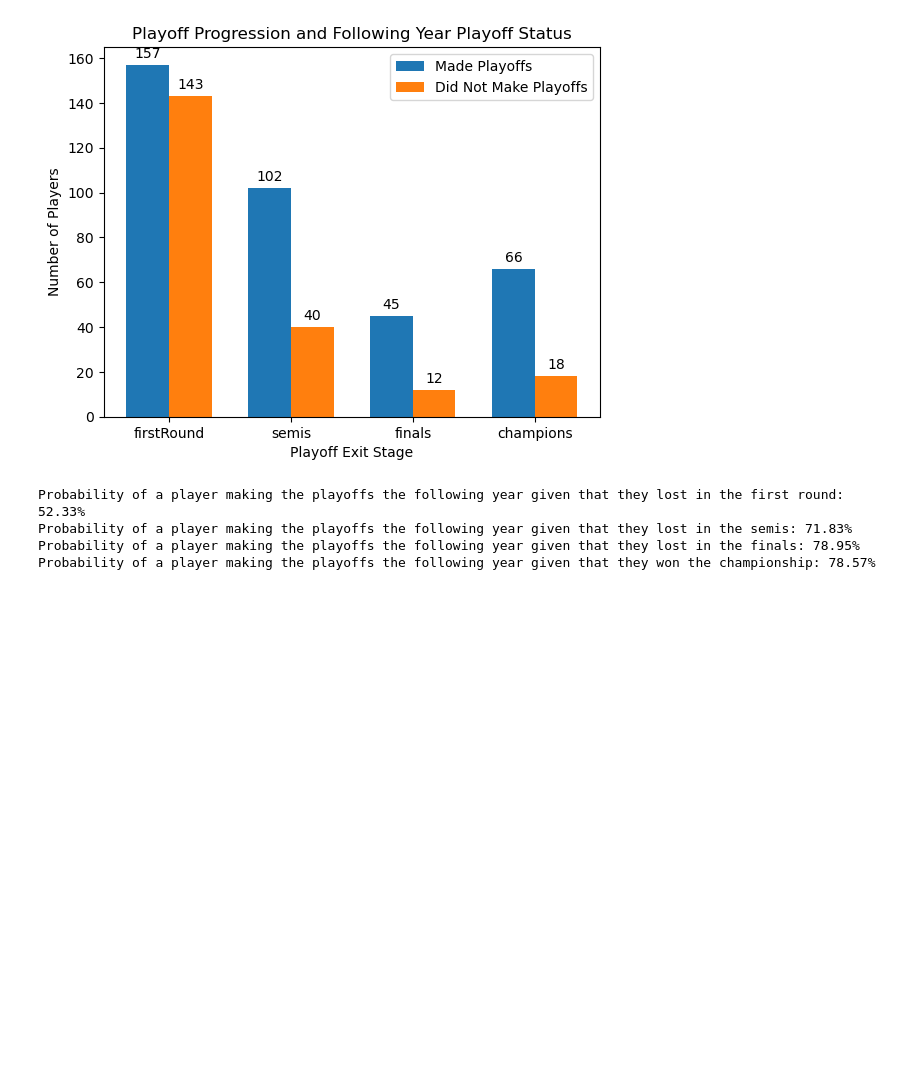
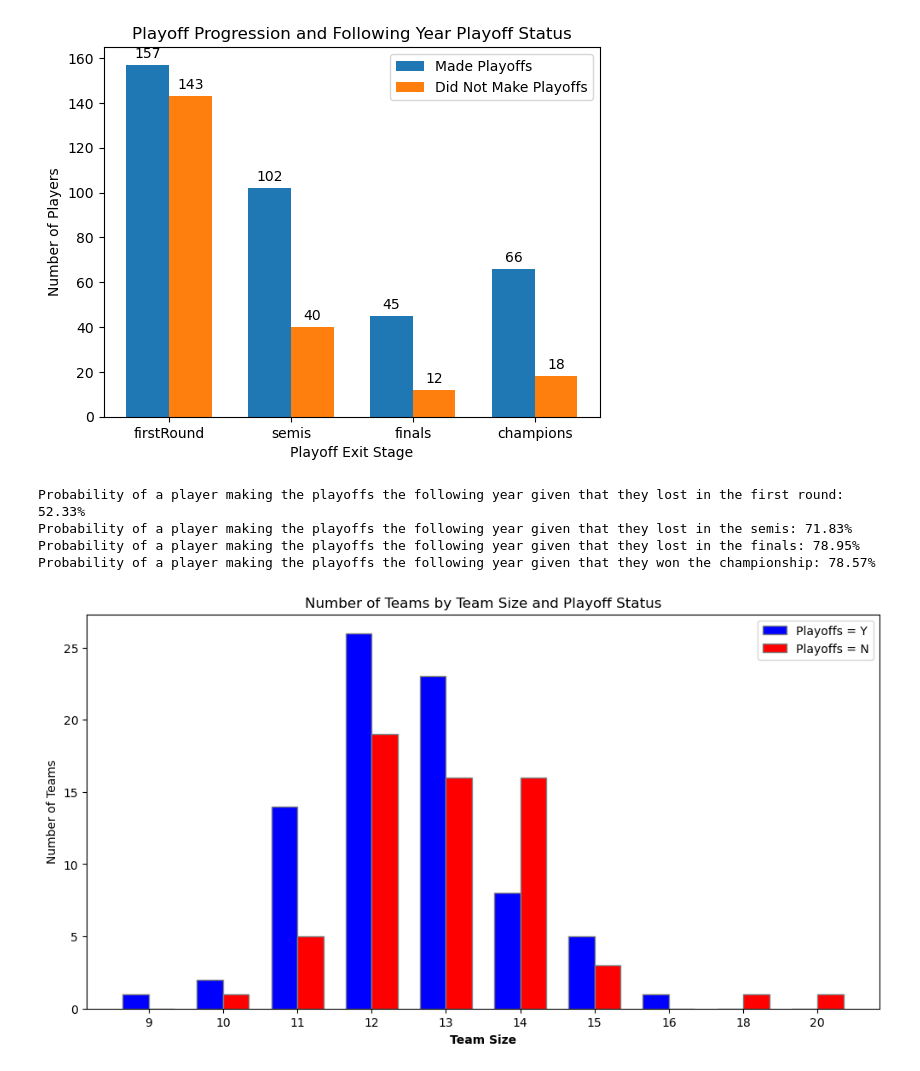
Before and after one commit to P1ntas/Machine-Learning, a Jupyter notebook: jb/processed_data.ipynb, the cells around one changed output. Drawn from its saved outputs; the diff is of its cells as text; code cells hidden in the pictures; blank space fills up the shorter version.

```diff
--- a/jb/processed_data.ipynb
+++ b/jb/processed_data.ipynb
@@ -657,3 +644,71 @@ Probability of a player making the playoffs the following year given that they l
 Probability of a player making the playoffs the following year given that they lost in the semis: 71.83%
 Probability of a player making the playoffs the following year given that they lost in the finals: 78.95%
 Probability of a player making the playoffs the following year given that they won the championship: 78.57%
+# %%
+#plot in a bar chart the size of the teams that make the playoffs (only count stint <= 1)
+# Get the teams that made the playoffs
+teams_playoffs = teams
+
+#just keep team and year columns
+teams_playoffs = teams_playoffs[['tmID', 'year', 'playoff']]
+
+#now get from player_teams the number of players of each team that have a stint <= 1 from that year
+player_teams_stint = player_teams[player_teams['stint'] <= 1]
+
+#merge the two dataframes
+teams_playoffs = teams_playoffs.merge(player_teams_stint[['playerID', 'year', 'tmID']], on=['tmID', 'year'])
+
+#remove duplicates
+teams_playoffs = teams_playoffs.drop_duplicates()
+
+#now join by  [tmID, year] and count the number of players
+teams_playoffs = teams_playoffs.groupby(['tmID', 'year','playoff']).agg({
+    'playerID': 'count'
+}).reset_index()
+
+#now change the name of the column playerID to num_players
+teams_playoffs.rename(columns={'playerID': 'num_players'}, inplace=True)
+
+#now join by [playoff, num_players] (remove tmID and year)
+teams_playoffs = teams_playoffs.groupby(['playoff', 'num_players']).agg({
+    'tmID': 'count'
+}).reset_index()
+
+#now change the name of the column tmID to num_teams
+teams_playoffs.rename(columns={'tmID': 'num_teams'}, inplace=True)
+
+# Assuming 'teams_playoffs' is the DataFrame with the aggregated data
+# Split the data based on playoff status
+playoff_teams = teams_playoffs[teams_playoffs['playoff'] == 'Y']
+non_playoff_teams = teams_playoffs[teams_playoffs['playoff'] == 'N']
+
+# Get a sorted array of unique team sizes
+team_sizes = sorted(teams_playoffs['num_players'].unique())
+
+# Create corresponding data for playoff and non-playoff teams
+playoff_counts = [playoff_teams[playoff_teams['num_players'] == size]['num_teams'].values[0] if size in playoff_teams['num_players'].values else 0 for size in team_sizes]
+non_playoff_counts = [non_playoff_teams[non_playoff_teams['num_players'] == size]['num_teams'].values[0] if size in non_playoff_teams['num_players'].values else 0 for size in team_sizes]
+
+# Define the width of a bar and the positions for each group
+bar_width = 0.35
+r1 = np.arange(len(team_sizes))
+r2 = [x + bar_width for x in r1]
+
+# Create the bar chart
+plt.figure(figsize=(12, 6))
+plt.bar(r1, playoff_counts, color='b', width=bar_width, edgecolor='grey', label='Playoffs = Y')
+plt.bar(r2, non_playoff_counts, color='r', width=bar_width, edgecolor='grey', label='Playoffs = N')
+
+# Add labels to the chart
+plt.xlabel('Team Size', fontweight='bold')
+plt.xticks([r + bar_width/2 for r in range(len(team_sizes))], team_sizes)
+plt.ylabel('Number of Teams')
+plt.title('Number of Teams by Team Size and Playoff Status')
+
+# Create a legend
+plt.legend()
+
+# Show the chart
+plt.show()
+# %% [output]
+[figure, added]
```
Also changed, not shown: parts of 1 cell of this notebook, 3 other files.
